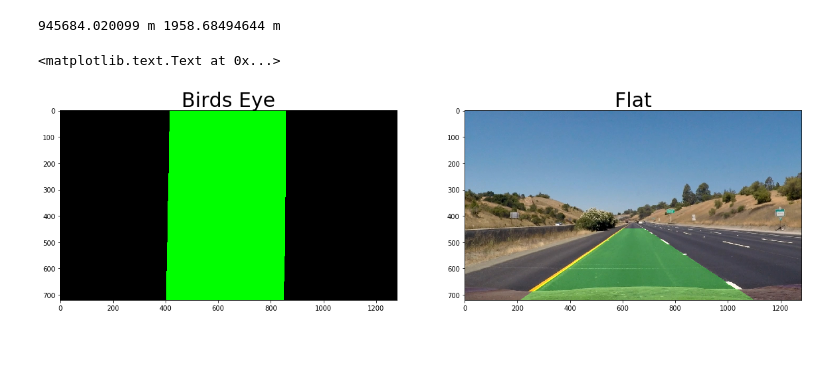
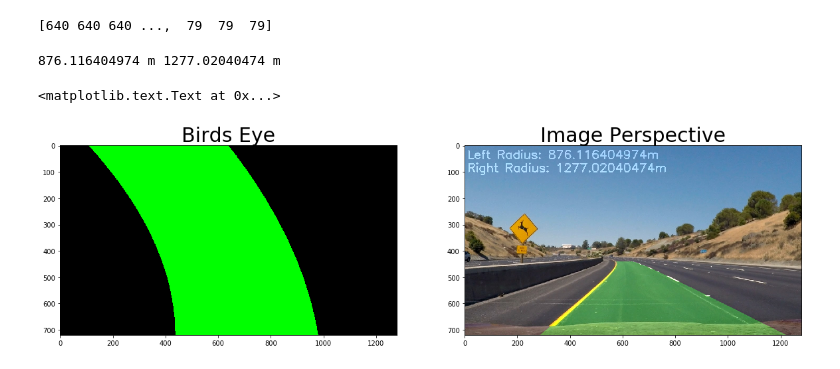
Before and after one commit to adelsam/CarND-Advanced-Lane-Lines, a Jupyter notebook: Lane Finding.ipynb, the cells around one changed output. Cells and saved outputs as stored; diff of their text form; code cells hidden in the pictures.

Commit message:
debugging, filtering, text output

```diff
--- a/Lane Finding.ipynb
+++ b/Lane Finding.ipynb
@@ -136,7 +136,7 @@ def conv_sobel(image):
     gray_gradient_x = abs_sobel_thresh(gray, thresh=(20, 100))
     s_ch_gradient_x = abs_sobel_thresh(s_ch, thresh=(20, 100))
     s_binary = np.zeros_like(s_ch)
-    s_binary[(s_ch >= 170) & (s_ch <= 255)] = 1
+    s_binary[(s_ch >= 120) & (s_ch <= 255)] = 1
 #     mag_and_dir = mag_and_dir_thresh(gray, mag_thresh=(30, 100),
 #                                                  dir_thresh=(0.7, 1.3))
 #    combined = np.zeros_like(gray_gradient_x)
@@ -186,6 +214,6 @@ ax2.set_title('Warped Image', fontsize=30)
 # %%
 #Warped Sobel
-img = mpimg.imread('test_images/test7.jpg')
+img = mpimg.imread('test_images/test8.jpg')
 dst = cv2.undistort(img, mtx, dist, None, mtx)
 gray_gradient_x, s_binary = conv_sobel(dst)
 #sobel = np.dstack((sobel, sobel, sobel))*255
@@ -241,8 +269,11 @@ out_img = np.dstack((binary_warped, binary_warped, binary_warped))*255
 # Find the peak of the left and right halves of the histogram
 # These will be the starting point for the left and right lines
 midpoint = np.int(histogram.shape[0]/2)
-leftx_base = np.argmax(histogram[:midpoint])
-rightx_base = np.argmax(histogram[midpoint:]) + midpoint
+
+# Ignore noise on the left and right side of the image:
+edge_protection = 100
+leftx_base = np.argmax(histogram[edge_protection:midpoint])
+rightx_base = np.argmax(histogram[midpoint:-edge_protection]) + midpoint
 
 # Choose the number of sliding windows
 nwindows = 9
@@ -319,10 +367,8 @@ plt.ylim(720, 0)
 # %%
 img = mpimg.imread('test_images/test7.jpg')
 dst = cv2.undistort(img, mtx, dist, None, mtx)
-sobel = conv_sobel(dst)
+sobel = sobel_combined(dst)
 binary_warped = cv2.warpPerspective(sobel, M, img_size, flags=cv2.INTER_LINEAR)
-#left_fit_prev = left_fit
-#right_fit_prev = right_fit
 
 # Assume you now have a new warped binary image
 # from the next frame of video (also called "binary_warped")
@@ -330,9 +376,9 @@ binary_warped = cv2.warpPerspective(sobel, M, img_size, flags=cv2.INTER_LINEAR)
 nonzero = binary_warped.nonzero()
 nonzeroy = np.array(nonzero[0])
 nonzerox = np.array(nonzero[1])
-margin = 100
-left_lane_inds = ((nonzerox > (left_fit_prev[0]*(nonzeroy**2) + left_fit_prev[1]*nonzeroy + left_fit_prev[2] - margin)) & (nonzerox < (left_fit_prev[0]*(nonzeroy**2) + left_fit_prev[1]*nonzeroy + left_fit_prev[2] + margin)))
-right_lane_inds = ((nonzerox > (right_fit_prev[0]*(nonzeroy**2) + right_fit_prev[1]*nonzeroy + right_fit_prev[2] - margin)) & (nonzerox < (right_fit_prev[0]*(nonzeroy**2) + right_fit_prev[1]*nonzeroy + right_fit_prev[2] + margin)))
+margin = 50
+left_lane_inds = ((nonzerox > (left_fit[0]*(nonzeroy**2) + left_fit[1]*nonzeroy + left_fit[2] - margin)) & (nonzerox < (left_fit[0]*(nonzeroy**2) + left_fit[1]*nonzeroy + left_fit[2] + margin)))
+right_lane_inds = ((nonzerox > (right_fit[0]*(nonzeroy**2) + right_fit[1]*nonzeroy + right_fit[2] - margin)) & (nonzerox < (right_fit[0]*(nonzeroy**2) + right_fit[1]*nonzeroy + right_fit[2] + margin)))
 
 # Again, extract left and right line pixel positions
 leftx = nonzerox[left_lane_inds]
@@ -386,7 +581,11 @@ print(left_curverad, right_curverad)
+# %%
+print(lefty)
+# %% [output]
+[640 640 640 ...,  79  79  79]
 # %%
 # Define conversions in x and y from pixels space to meters
-ym_per_pix = 20/720 # meters per pixel in y dimension
-xm_per_pix = 3.7/450 # meters per pixel in x dimension
+ym_per_pix = 65/720 # meters per pixel in y dimension
+xm_per_pix = 3.7/500 # meters per pixel in x dimension
 
 # Fit a second order polynomial to each
 #left_fit = np.polyfit(lefty, leftx, 2)
@@ -402,28 +601,37 @@ right_curverad = ((1 + (2*right_fit_cr[0]*y_eval*ym_per_pix + right_fit_cr[1])**
 print(left_curverad, 'm', right_curverad, 'm')
 # Example values: 632.1 m    626.2 m
 # %% [output]
-945684.020099 m 1958.68494644 m
+876.116404974 m 1277.02040474 m
 # %%
 #Warp the detected lane boundaries back onto the original image.
-img = mpimg.imread('test_images/straight_lines1.jpg')
+img = mpimg.imread('test_images/test2.jpg')
 img_size = (img.shape[1], img.shape[0])
 
 proj = np.zeros_like(img).astype(np.uint8)
 
 left_points = np.stack((left_fitx, ploty)).astype(np.int).T
 right_points = np.stack((right_fitx, ploty)).astype(np.int).T
 # Maybe stop proj at hood (y > 680)
 points = np.vstack((left_points, np.flipud(right_points)))
 cv2.fillPoly(proj, [points], (0, 255, 0))
 
 overlay = cv2.warpPerspective(proj, Minv, img_size, flags=cv2.INTER_LINEAR)
+# Add text
+left_curverad = 876.116404974
+right_curverad = 1277.02040474
+font = cv2.FONT_HERSHEY_SIMPLEX
+color = (255, 255, 255)
+cv2.putText(overlay, 'Left Radius: {}m'.format(left_curverad), (10,50), font, 1.5, color, 3)
+cv2.putText(overlay, 'Right Radius: {}m'.format(right_curverad), (10,100), font, 1.5, color, 3)
+
 overlay = cv2.addWeighted(img, 1, overlay, 0.3, 0)
+
 
 f, (ax1, ax2) = plt.subplots(1, 2, figsize=(20,10))
 ax1.imshow(proj)
 ax1.set_title('Birds Eye', fontsize=30)
 ax2.imshow(overlay)
 ax2.set_title('Image Perspective', fontsize=30)
 # %% [output]
 <matplotlib.text.Text at 0x...>
-[figure, old version]
+[figure, new version]
```
Also changed, not shown: parts of 17 cells of this notebook, 2 other files.
